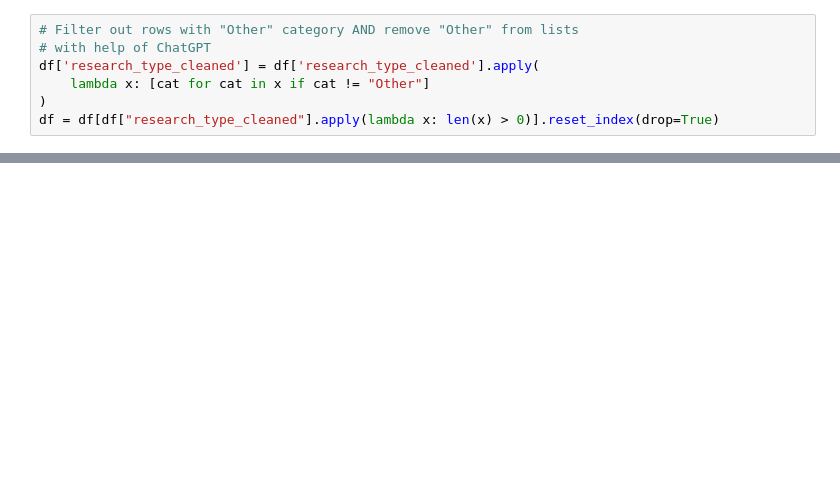
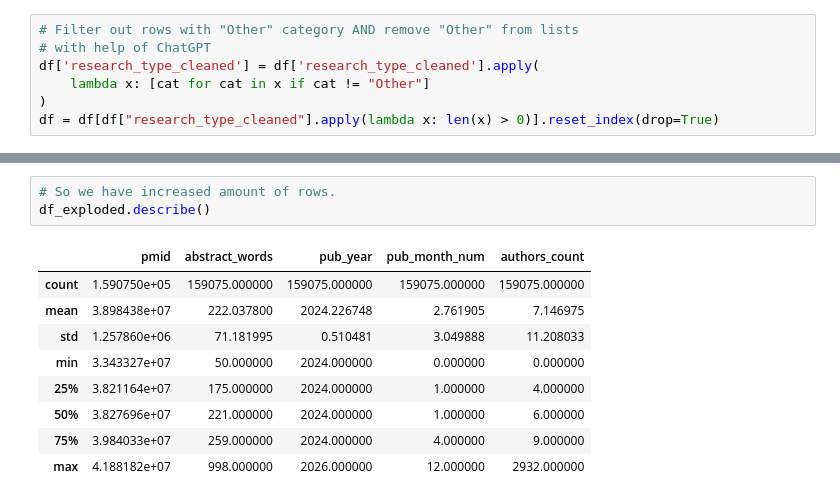
Before and after one commit to RovSveta/Advanced_Machine_Learning_Methods, a Jupyter notebook: Project_2/text_classification_Biomedical Research.ipynb, the cells around one changed output, grey strips where cells are left out. Drawn from its saved outputs; the diff is of its cells as text; blank space fills up the shorter version.

```diff
--- a/Project_2/text_classification_Biomedical Research.ipynb
+++ b/Project_2/text_classification_Biomedical Research.ipynb
@@ -127,0 +144,13 @@ df.describe()
+# %%
+# So we have increased amount of rows.
+df_exploded.describe()
+# %% [output]
+|  | pmid | abstract_words | pub_year | pub_month_num | authors_count |
+| count | 1.590750e+05 | 159075.000000 | 159075.000000 | 159075.000000 | 159075.000000 |
+| mean | 3.898438e+07 | 222.037800 | 2024.226748 | 2.761905 | 7.146975 |
+| std | 1.257860e+06 | 71.181995 | 0.510481 | 3.049888 | 11.208033 |
+| min | 3.343327e+07 | 50.000000 | 2024.000000 | 0.000000 | 0.000000 |
+| 25% | 3.821164e+07 | 175.000000 | 2024.000000 | 1.000000 | 4.000000 |
+| 50% | 3.827696e+07 | 221.000000 | 2024.000000 | 1.000000 | 6.000000 |
+| 75% | 3.984033e+07 | 259.000000 | 2024.000000 | 4.000000 | 9.000000 |
+| max | 4.188182e+07 | 998.000000 | 2026.000000 | 12.000000 | 2932.000000 |
```
Also changed, not shown: parts of 32 cells of this notebook.
